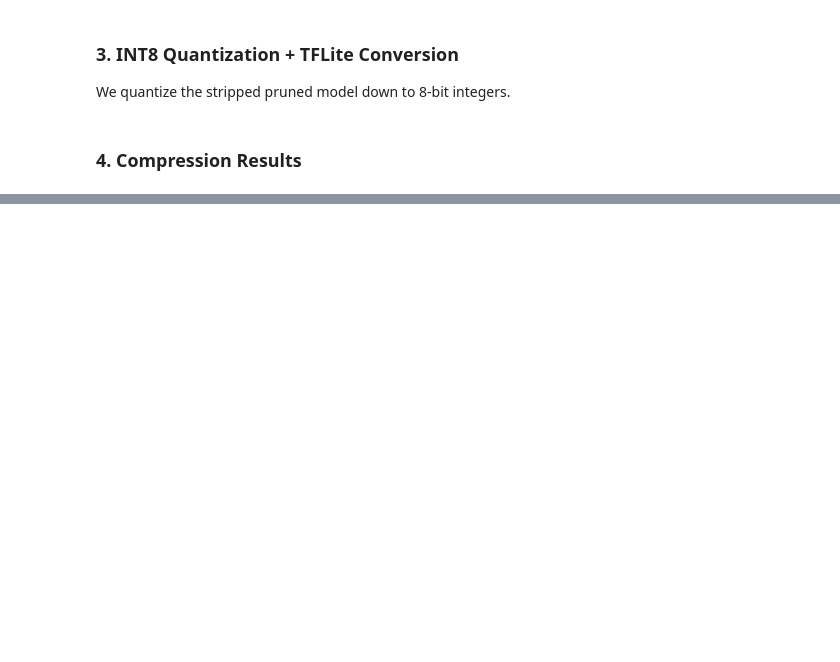
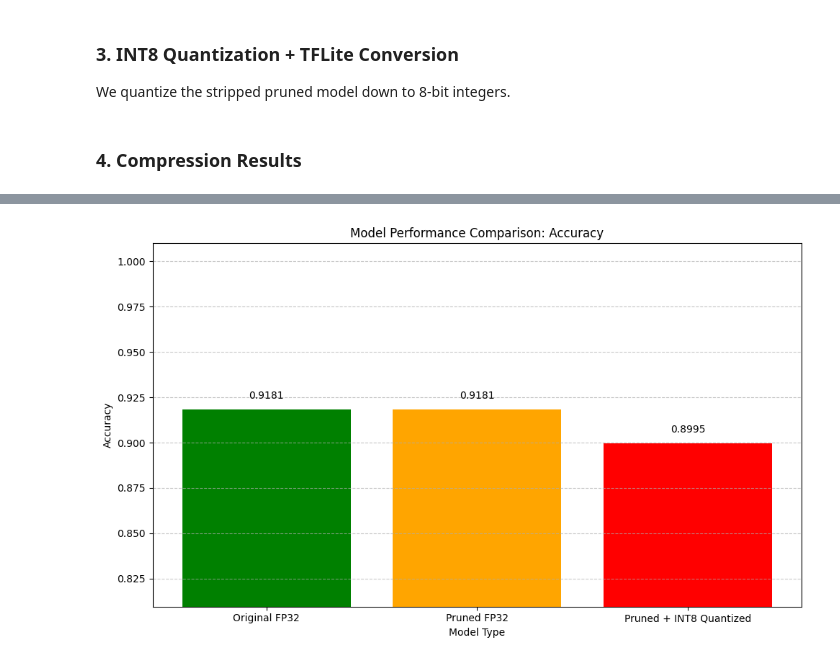
Before and after one commit to snehapadgaonkar/beat2bit, a Jupyter notebook: notebooks/04_quantization_pruning.ipynb, the cells around one changed output, grey strips where cells are left out. Drawn from its saved outputs; the diff is of its cells as text; code cells hidden in the pictures; blank space fills up the shorter version.

```diff
--- a/notebooks/04_quantization_pruning.ipynb
+++ b/notebooks/04_quantization_pruning.ipynb
@@ -89,0 +298,26 @@ print(f"Compression Ratio        : {fp32_size / int8_size:.2f}x smaller!")
+# %%
+import matplotlib.pyplot as plt
+
+# Data for plotting
+model_labels = ['Original FP32', 'Pruned FP32', 'Pruned + INT8 Quantized']
+accuracies = [baseline_accuracy, pruned_accuracy, tflite_accuracy]
+
+# Create the bar graph
+plt.figure(figsize=(10, 6))
+plt.bar(model_labels, accuracies, color=['green', 'orange', 'red'])
+
+# Add labels and title
+plt.xlabel('Model Type')
+plt.ylabel('Accuracy')
+plt.title('Model Performance Comparison: Accuracy')
+plt.ylim(min(accuracies) * 0.9, max(accuracies) * 1.1) # Adjust y-axis limit for better visualization
+
+# Add accuracy values on top of bars
+for i, acc in enumerate(accuracies):
+    plt.text(i, acc + 0.005, f'{acc:.4f}', ha='center', va='bottom')
+
+plt.grid(axis='y', linestyle='--', alpha=0.7)
+plt.tight_layout()
+plt.show()
+# %% [output]
+[figure, added]
```
Also changed, not shown: parts of 10 cells of this notebook.
